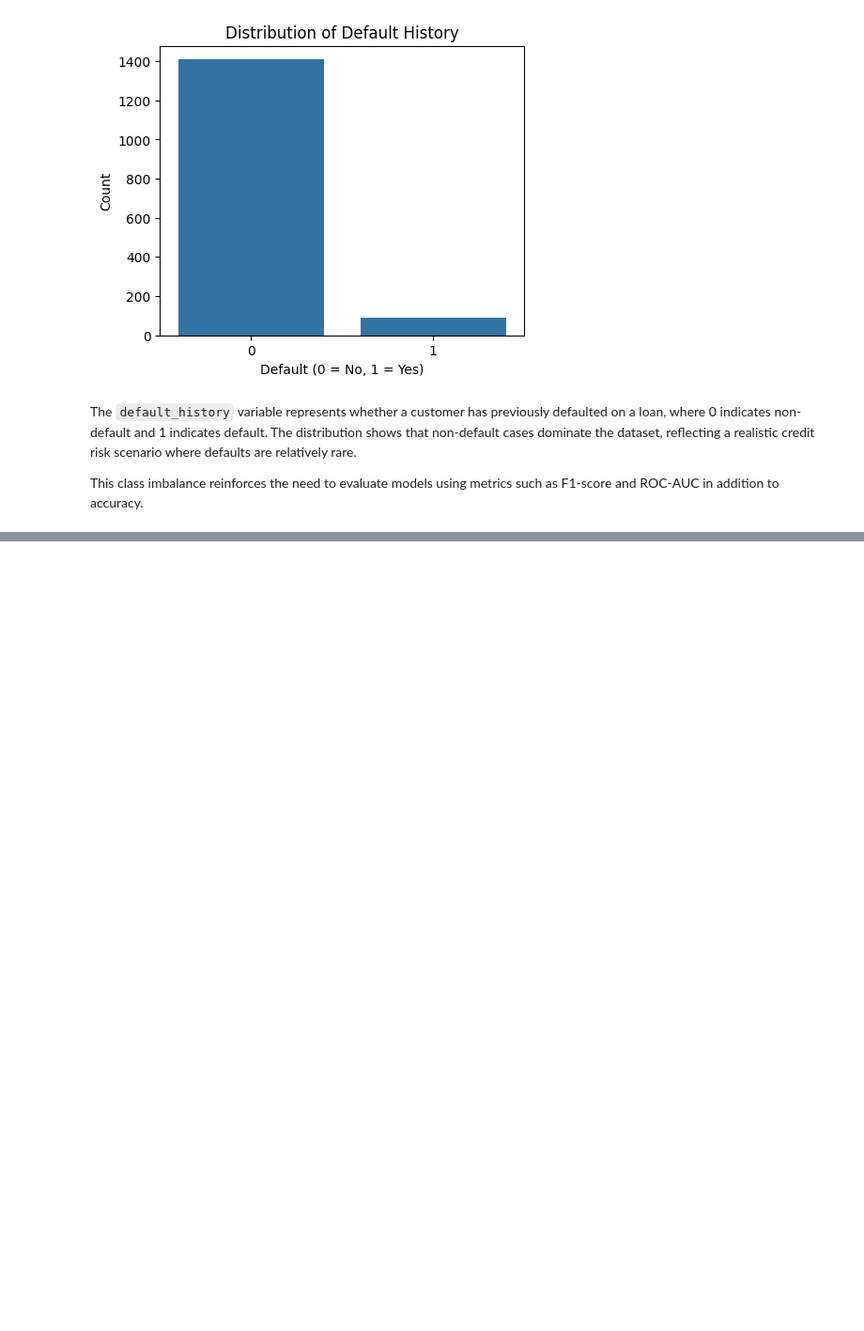
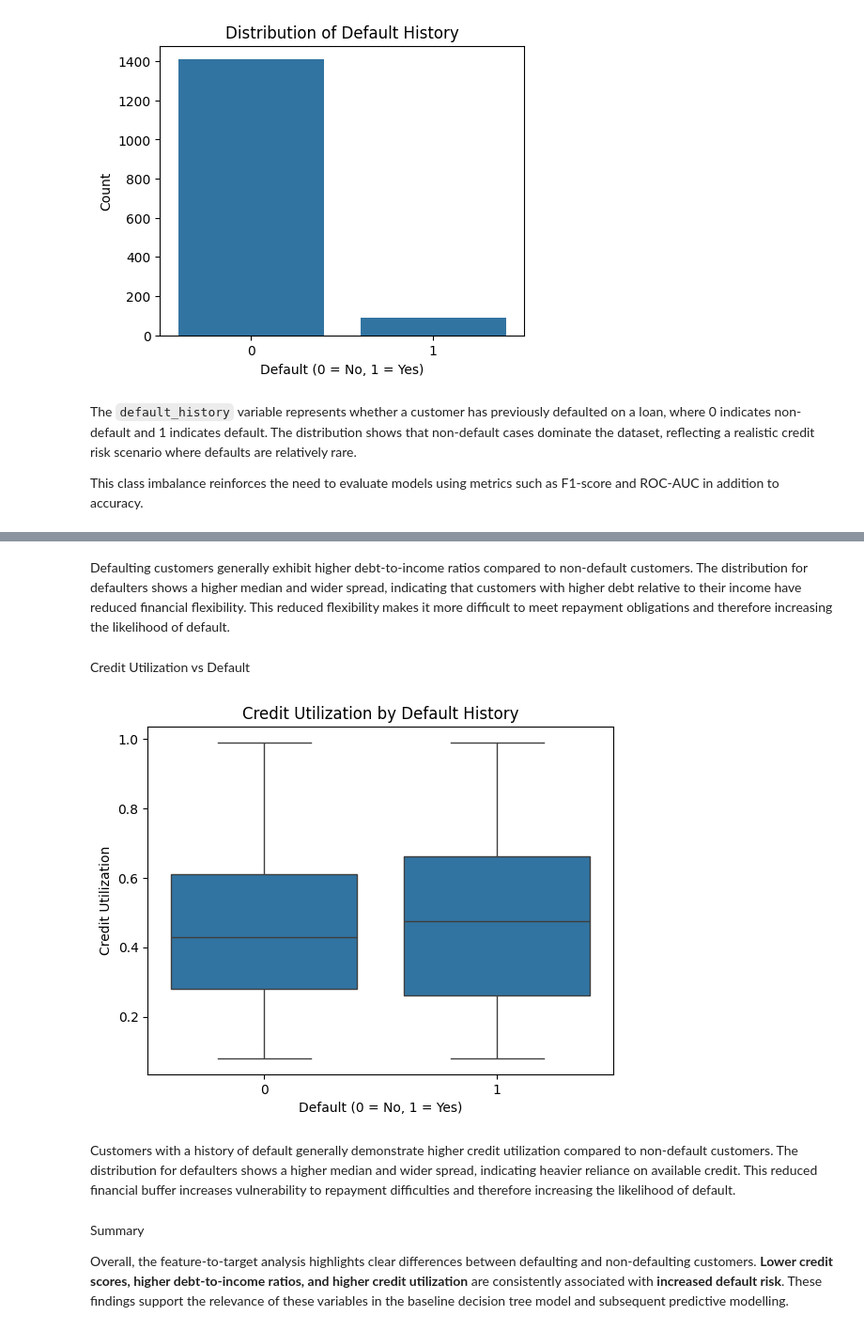
Before and after one commit to ShuHuiK/WIE3007_Group_Assignment, a Jupyter notebook: eda_decision_tree.ipynb, the cells around one changed output, grey strips where cells are left out. Shown at 94% size. Cells and saved outputs as stored; diff of their text form; code cells hidden in the pictures; blank space fills up the shorter version.

```diff
--- a/eda_decision_tree.ipynb
+++ b/eda_decision_tree.ipynb
@@ -206,0 +255,18 @@ This class imbalance reinforces the need to evaluate models using metrics such a
+# %% [markdown]
+Defaulting customers generally exhibit higher debt-to-income ratios compared to non-default customers. The distribution for defaulters shows a higher median and wider spread, indicating that customers with higher debt relative to their income have reduced financial flexibility. This reduced flexibility makes it more difficult to meet repayment obligations and therefore increasing the likelihood of default.
+# %% [markdown]
+Credit Utilization vs Default
+# %%
+sns.boxplot(x='default_history', y='credit_utilization', data=df)
+plt.title("Credit Utilization by Default History")
+plt.xlabel("Default (0 = No, 1 = Yes)")
+plt.ylabel("Credit Utilization")
+plt.show()
+# %% [output]
+[figure, added]
+# %% [markdown]
+Customers with a history of default generally demonstrate higher credit utilization compared to non-default customers. The distribution for defaulters shows a higher median and wider spread, indicating heavier reliance on available credit. This reduced financial buffer increases vulnerability to repayment difficulties and therefore increasing the likelihood of default.
+# %% [markdown]
+Summary
+
+Overall, the feature-to-target analysis highlights clear differences between defaulting and non-defaulting customers. **Lower credit scores, higher debt-to-income ratios, and higher credit utilization** are consistently associated with **increased default risk**. These findings support the relevance of these variables in the baseline decision tree model and subsequent predictive modelling.
```
Also changed, not shown: parts of 10 cells of this notebook.
